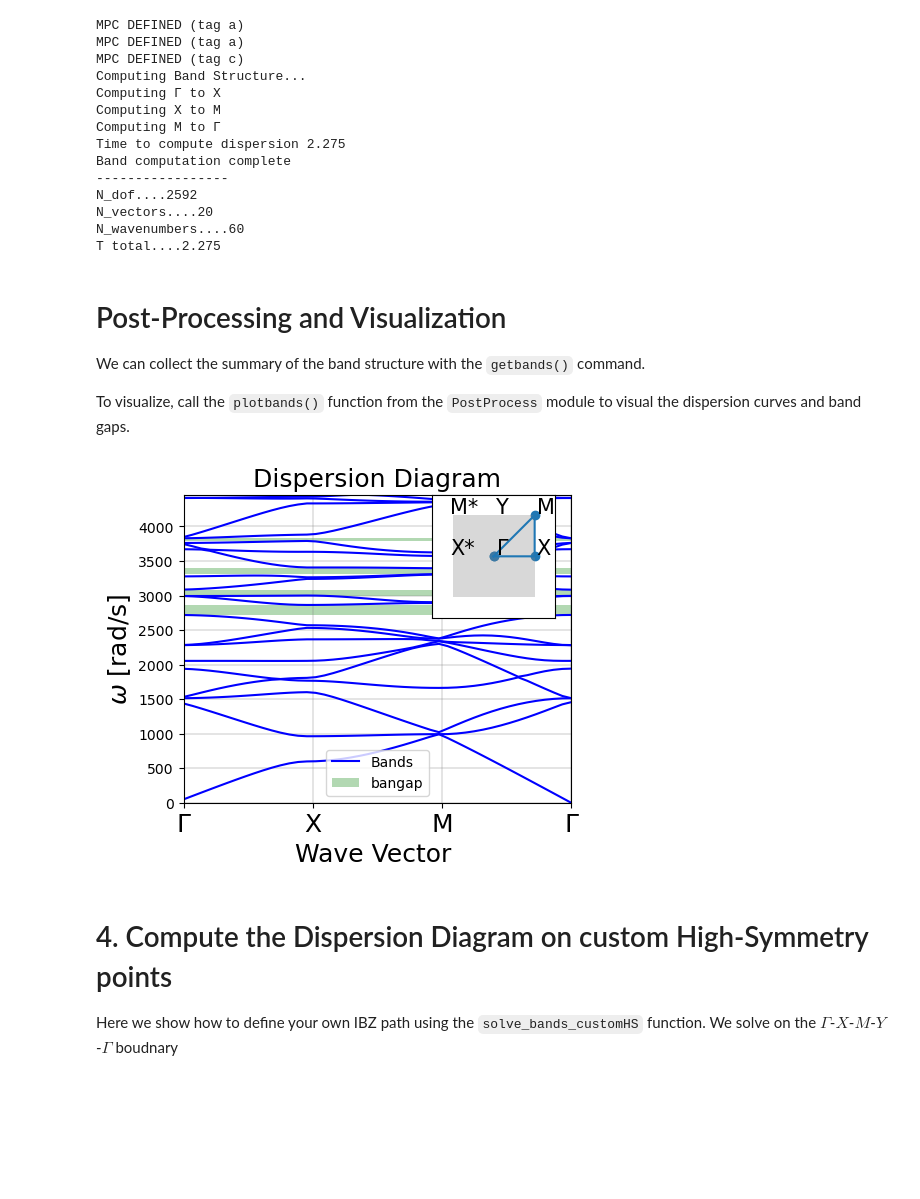
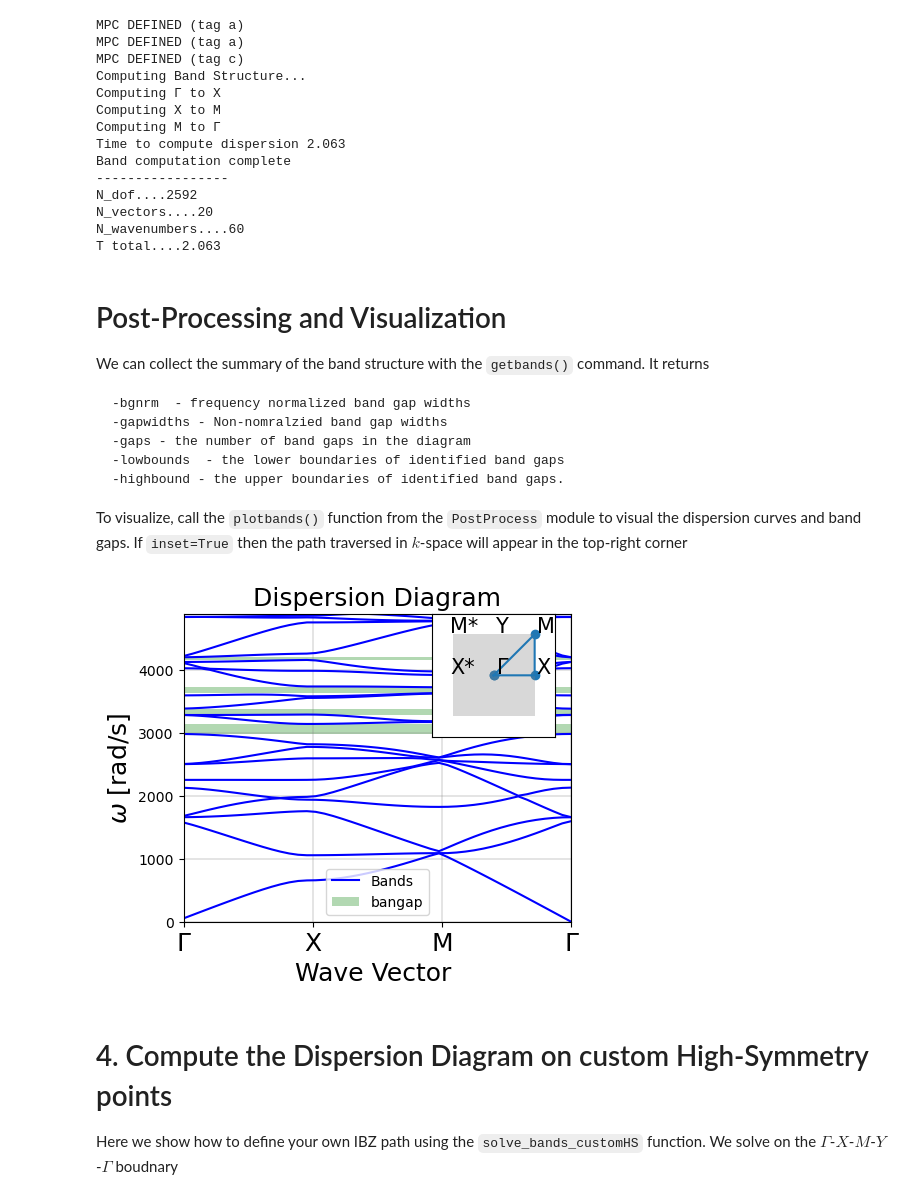
Before and after one commit to jtempelman95/fenonics, a Jupyter notebook: RepoCodes/real_build/TutorialNotebook.ipynb, the cells around one changed output. Cells and saved outputs as stored; diff of their text form; code cells hidden in the pictures; blank space fills up the shorter version.

```diff
--- a/RepoCodes/real_build/TutorialNotebook.ipynb
+++ b/RepoCodes/real_build/TutorialNotebook.ipynb
@@ -104,12 +111,17 @@ refinement_level    =   6
 refinement_dist     =   a_len/5
 meshalg                 = 6
 r  =   np.array([1,.2,.9,.2])*a_len*.95
-gmsh.model, xpt, ypt = fenonics.get_mesh_SquareSpline(a = a_len,
-                                                r = r,  Nquads = Nquads,
-                                                refinement_level= refinement_level,
-                                                da = da,
-                                                refinement_dist = refinement_dist,
-                                                symmetry= 'rotated')
+
+# Generating the gmsh model
+gmsh.model, xpt, ypt = fn.get_mesh(
+    a = a_len,
+    r = r,
+    Nquads = Nquads,
+    refinement_level= refinement_level,
+    da = da,
+    refinement_dist = refinement_dist,
+    symmetry= 'rotated'
+)
 
 # Define material properties on the mesh
 if not cut:
@@ -173,7 +190,7 @@ n_solutions    = 20 # Number of eigensolutions to return at each wavevector
 fspace   = 'CG'     # Function space to use on th mesh
 
 # Function to sovle for the disperision on the default IBZ
-evals_disp, evec_all, mpc, KX, KY = fenonics.solve_bands(n_wavevector  = n_wavevector,
+evals_disp, evec_all, mpc, KX, KY = fn.solve_bands(n_wavevector  = n_wavevector,
                         n_solutions = n_solutions, a_len = a_len,
                          c = c,  rho = rho,  fspace = fspace,
                          mesh = mesh, ct = ct)
@@ -185,26 +202,32 @@ Computing Band Structure...
 Computing Γ to X
 Computing X to M
 Computing M to Γ
-Time to compute dispersion 2.275
+Time to compute dispersion 2.063
 Band computation complete
 -----------------
 N_dof....2592
 N_vectors....20
 N_wavenumbers....60
-T total....2.275
+T total....2.063
 # %% [markdown]
 # Post-Processing and Visualization
 
-We can collect the summary of the band structure with the `getbands()` command.
+We can collect the summary of the band structure with the `getbands()` command. It returns
 
-To visualize, call the `plotbands()` function from the `PostProcess` module to visual the dispersion curves and band gaps.
+    -bgnrm  - frequency normalized band gap widths
+    -gapwidths - Non-nomralzied band gap widths
+    -gaps - the number of band gaps in the diagram
+    -lowbounds  - the lower boundaries of identified band gaps
+    -highbound - the upper boundaries of identified band gaps.
+
+To visualize, call the `plotbands()` function from the `PostProcess` module to visual the dispersion curves and band gaps. If `inset=True` then the path traversed in $k$-space will appear in the top-right corner
 # %%
-bgnrm, gapwidths, gaps, lowbounds, highbounds = fenonics.getbands(np.array(evals_disp))
-plt = fenonics.plotbands(bands = np.array(evals_disp), inset = True,
+bgnrm, gapwidths, gaps, lowbounds, highbounds = fn.getbands(np.array(evals_disp))
+plt = fn.plotbands(bands = np.array(evals_disp), inset = True,
                 KX = KX, KY = KY, a_len= a_len)
 plt.show()
 # %% [output]
-[figure, old version]
+[figure, new version]
 # %% [markdown]
 # 4. Compute the Dispersion Diagram on custom High-Symmetry points
 
```
Also changed, not shown: parts of 18 cells of this notebook, 8 other files.
